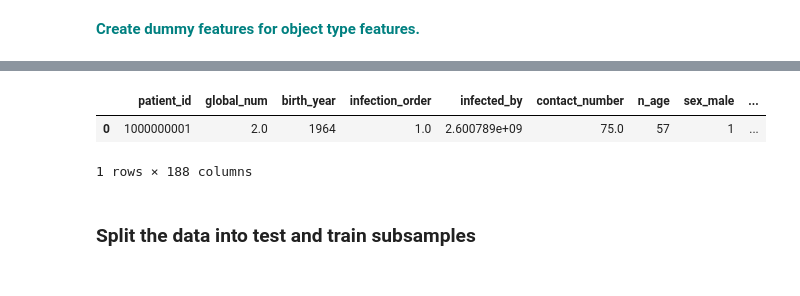
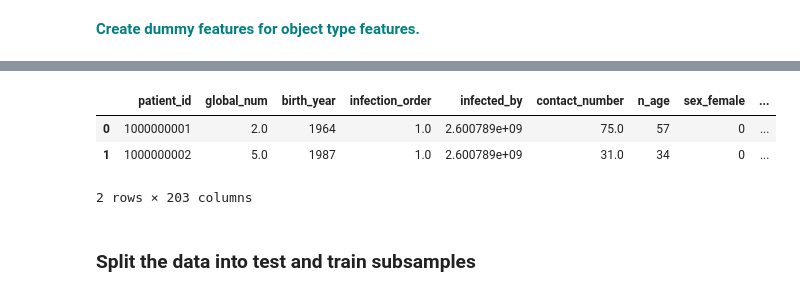
Before and after one commit to dlashuel/springboard, a Jupyter notebook: RandomForest Covid Case Study_06302020/RandomForest_casestudy_covid19.ipynb, the cells around one changed output, grey strips where cells are left out. Saved outputs shown, nothing was run; the diff lists cells and outputs as text; code cells hidden in the pictures.

```diff
--- a/RandomForest Covid Case Study_06302020/RandomForest_casestudy_covid19.ipynb
+++ b/RandomForest Covid Case Study_06302020/RandomForest_casestudy_covid19.ipynb
@@ -362 +369,3 @@ for x in list(range(len(df_box_plot.columns))):
+# %%
+obj_col = df.dtypes[df.dtypes == 'object'].index
 # %%
@@ -364,6 +372,0 @@ df = pd.get_dummies(df, drop_first=True, dtype=None)
-# %%
-df.head(1)
-# %% [output]
-|  | patient_id | global_num | birth_year | infection_order | infected_by | contact_number | n_age | sex_male | ... |
-| 0 | 1000000001 | 2.0 | 1964 | 1.0 | 2.600789e+09 | 75.0 | 57 | 1 | ... |
-1 rows × 188 columns
@@ -370,3 +377,10 @@ df.head(1)
+# %%
+comb_df.head(2)
+# %% [output]
+|  | patient_id | global_num | birth_year | infection_order | infected_by | contact_number | n_age | sex_female | ... |
+| 0 | 1000000001 | 2.0 | 1964 | 1.0 | 2.600789e+09 | 75.0 | 57 | 0 | ... |
+| 1 | 1000000002 | 5.0 | 1987 | 1.0 | 2.600789e+09 | 31.0 | 34 | 0 | ... |
+2 rows × 203 columns
 # %% [markdown]
 ### Split the data into test and train subsamples
 # %%
```
Also changed, not shown: parts of 13 cells of this notebook, 2 other files.
